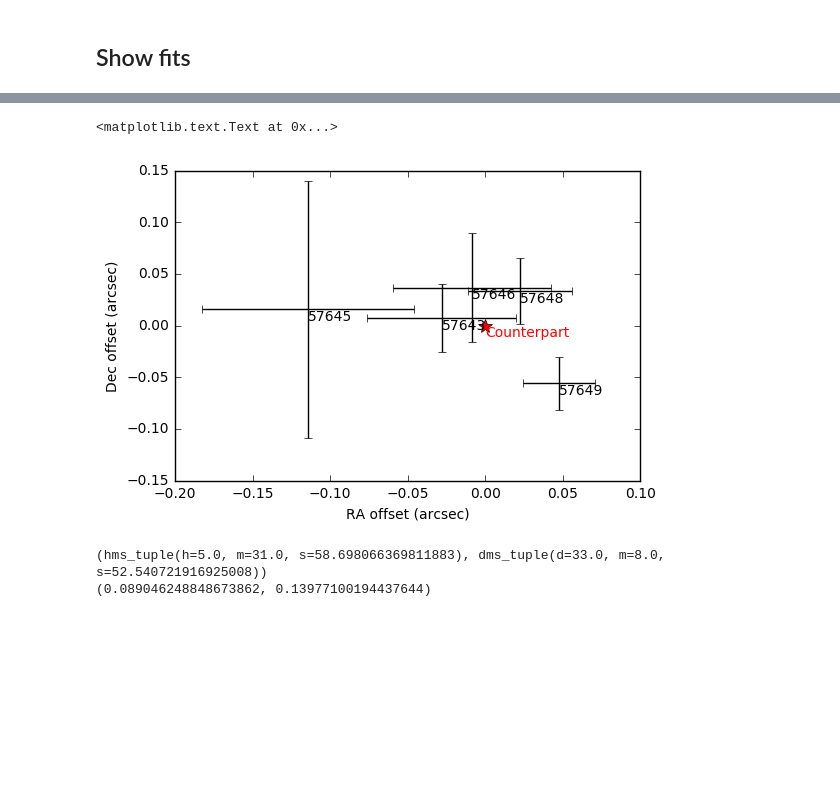
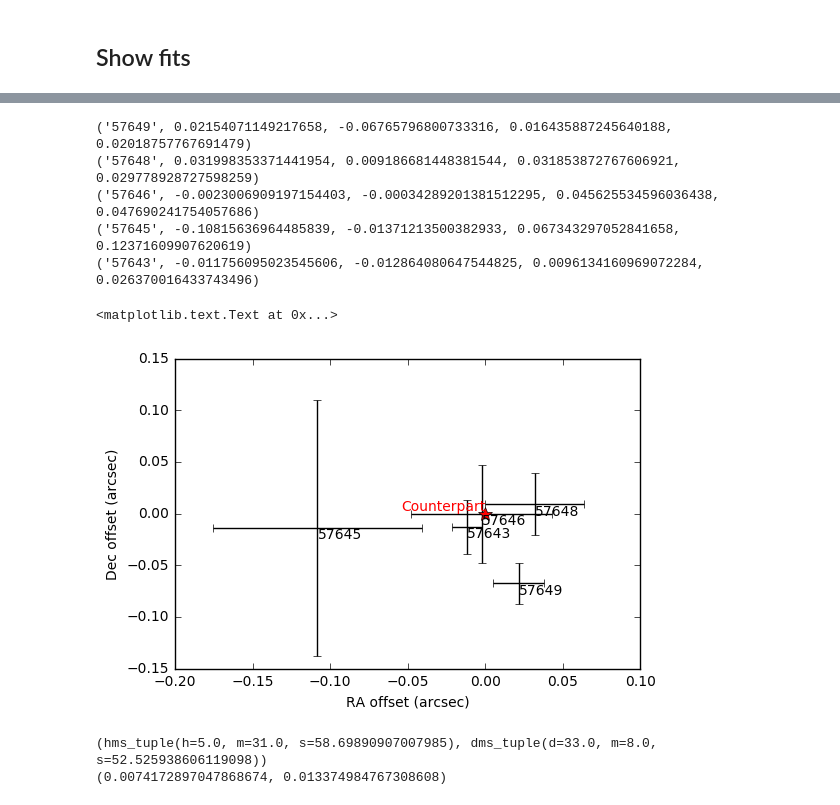
Before and after one commit to caseyjlaw/FRB121102, a Jupyter notebook: candidate_localization_casa.ipynb, the cells around one changed output, grey strips where cells are left out. Saved outputs shown, nothing was run; the diff lists cells and outputs as text; code cells hidden in the pictures; blank space fills up the shorter version.

```diff
--- a/candidate_localization_casa.ipynb
+++ b/candidate_localization_casa.ipynb
@@ -530,6 +530,11 @@ con_casa['57648'] = coordinates.SkyCoord(82.99458296*units.deg, 33.14792605*unit
 con_casa_err['57648'] = (0.00000320, 0.00000322)
 con_casa['57649'] = coordinates.SkyCoord(82.99457118*units.deg, 33.14792951*units.deg, frame='icrs')
 con_casa_err['57649'] = (0.00000457, 0.00000460)
+
+con_casa['bryan2'] = coordinates.SkyCoord('05h31m58.69916s', '33d08m52.5578s', frame='icrs')
+con_casa_err['bryan2'] = (0.0036/3600, 0.0026/3600)
+con_casa['robert'] = coordinates.SkyCoord('05h31m58.69495s', '33d08m52.56074s', frame='icrs')
+con_casa_err['robert'] = (3.4e-6, 2.8e-6)
 # %%
 pl.figure(figsize=(15,7))
 for event in fits:
@@ -538,9 +543,12 @@ for event in fits:
     fit = coordinates.SkyCoord(az*units.rad, el*units.rad, frame='icrs')
 
     # get the constant source
-    con = con_casa[event]
+#    con = con_casa[event]
+#    con_az_err, con_el_err = con_casa_err[event]
+    con = con_casa['bryan2']
+    con_az_err, con_el_err = con_casa_err['bryan2']
+
     raoff, decoff = con.spherical_offsets_to(fit)
-    con_az_err, con_el_err = con_casa_err[event]
     con_az_err = con_az_err*3600
     con_el_err = con_el_err*3600
     az_err = np.sqrt(frb_az_err**2 + con_az_err**2)
@@ -549,7 +557,7 @@ for event in fits:
     pl.subplot(121)
     pl.errorbar(raoff.arcsec, decoff.arcsec, xerr=az_err, yerr=el_err, fmt='kx', ecolor='k', ms=0)
     pl.text(raoff.arcsec, decoff.arcsec, event, horizontalalignment='right', verticalalignment='bottom')
-    if (int(event.split('_')[0]) > 57637):
+    if (int(event.split('_')[0]) > 57638):
         pl.subplot(122)
         pl.errorbar(raoff.arcsec, decoff.arcsec, xerr=az_err, yerr=el_err, fmt='kx', ecolor='k', ms=0)
         pl.text(raoff.arcsec, decoff.arcsec, event, horizontalalignment='left', verticalalignment='top')
@@ -557,7 +565,7 @@ for event in fits:
 pl.subplot(121)
 pl.title('FRB offset for all events')
 pl.plot(0, 0, 'ro')
-pl.text(0, 0, 'Reference', horizontalalignment='left', verticalalignment='top', color='r')
+pl.text(0, 0, 'Counterpart', horizontalalignment='left', verticalalignment='top', color='r')
 pl.xlabel('RA offset (arcsec)')
 pl.ylabel('Dec offset (arcsec)')
 pl.axis('equal')
@@ -565,7 +573,7 @@ pl.axis('equal')
 pl.subplot(122)
 pl.title('FRB offset for B+ configuration')
 pl.plot(0, 0, 'ro')
-pl.text(0, 0, 'Reference', horizontalalignment='right', verticalalignment='top', color='r')
+pl.text(0, 0, 'Counterpart', horizontalalignment='right', verticalalignment='top', color='r')
 pl.xlabel('RA offset (arcsec)')
 pl.ylabel('Dec offset (arcsec)')
 pl.axis('equal')
@@ -575,29 +586,39 @@ pl.axis('equal')
 # %%
 for event in fits:
     # get the fit
     (az, el, frb_az_err, frb_el_err) = fits[event]
     fit = coordinates.SkyCoord(az*units.rad, el*units.rad, frame='icrs')
-    # get the constant source
-    con = con_casa[event]
+
+# get the constant source location
+#    con = con_casa[event]
+#    con_az_err, con_el_err = con_casa_err[event]
+    con = con_casa['bryan2']
+    con_az_err, con_el_err = con_casa_err['bryan2']
+
     raoff, decoff = con.spherical_offsets_to(fit)
-    con_az_err, con_el_err = con_casa_err[event]
     con_az_err = con_az_err*3600
     con_el_err = con_el_err*3600
     az_err = np.sqrt(frb_az_err**2 + con_az_err**2)
     el_err = np.sqrt(frb_el_err**2 + con_el_err**2)
 
     if (int(event.split('_')[0]) > 57638):
 #    if (int(event.split('_')[0]) > 0):
         pl.errorbar(raoff.arcsec, decoff.arcsec, xerr=az_err, yerr=el_err, fmt='kx', ecolor='k', ms=0)
         pl.text(raoff.arcsec, decoff.arcsec, event, horizontalalignment='left', verticalalignment='top')
 
+        print(event, raoff.arcsec, decoff.arcsec, az_err, el_err)
 pl.plot(0, 0, 'r*', linewidth=0, ms=10)
-pl.text(0, 0, 'Counterpart', horizontalalignment='left', verticalalignment='top', color='r')
+pl.text(0, 0, 'Counterpart', horizontalalignment='right', verticalalignment='bottom', color='r')
 pl.xlabel('RA offset (arcsec)')
 pl.ylabel('Dec offset (arcsec)')
 # %% [output]
-<matplotlib.text.Text at 0x...>
+('57649', 0.02154071149217658, -0.06765796800733316, 0.016435887245640188, 0.02018757767691479)
+('57648', 0.031998353371441954, 0.009186681448381544, 0.031853872767606921, 0.029778928727598259)
+('57646', -0.0023006909197154403, -0.00034289201381512295, 0.045625534596036438, 0.047690241754057686)
+('57645', -0.10815636964485839, -0.01371213500382933, 0.067343297052841658, 0.12371609907620619)
+('57643', -0.011756095023545606, -0.012864080647544825, 0.0096134160969072284, 0.026370016433743496)
+<matplotlib.text.Text at 0x...>
-[figure, old version]
+[figure, new version]
 # %%
 azall=0.
 elall=0.
@@ -607,13 +628,13 @@ for event in fits:
     # get the fit
     if (int(event.split('_')[0]) > 57638):
         (az, el, frb_az_err, frb_el_err) = fits[event]
-        azall += az
-        elall += el
-        azeall += frb_az_err**2
-        eleall += frb_el_err**2
-fit = coordinates.SkyCoord(azall/5*units.rad, elall/5*units.rad, frame='icrs')
+        azall += az/frb_az_err**2
+        elall += el/frb_el_err**2
+        azeall += 1./frb_az_err**2
+        eleall += 1./frb_el_err**2
+fit = coordinates.SkyCoord(azall/azeall*units.rad, elall/eleall*units.rad, frame='icrs')
 print(fit.ra.hms, fit.dec.dms)
-print(np.sqrt(azeall), np.sqrt(eleall))
+print(np.sqrt(1./azeall), np.sqrt(1./eleall))
 # %% [output]
-(hms_tuple(h=5.0, m=31.0, s=58.698066369811883), dms_tuple(d=33.0, m=8.0, s=52.540721916925008))
-(0.089046248848673862, 0.13977100194437644)
+(hms_tuple(h=5.0, m=31.0, s=58.69890907007985), dms_tuple(d=33.0, m=8.0, s=52.525938606119098))
+(0.0074172897047868674, 0.013374984767308608)
```
Also changed, not shown: parts of 10 cells of this notebook, 1 other file.
